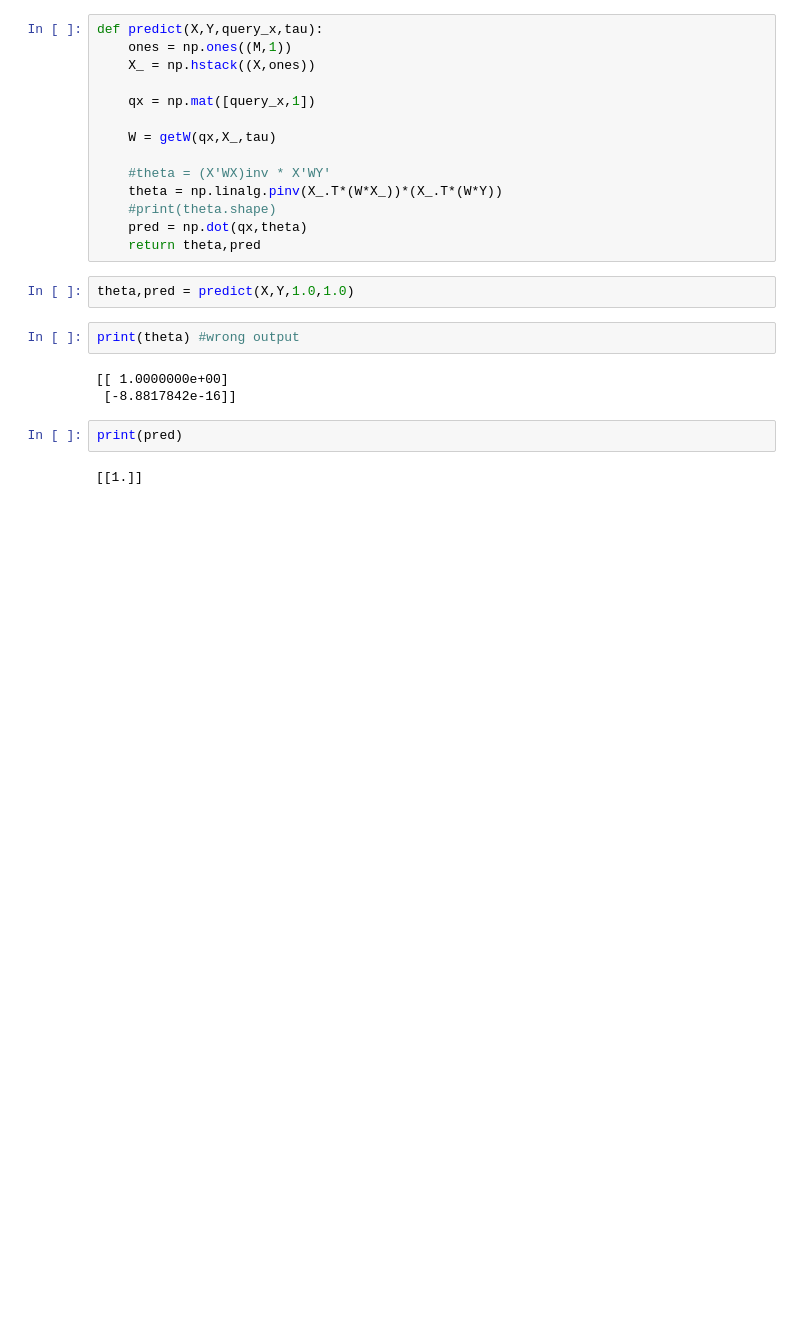
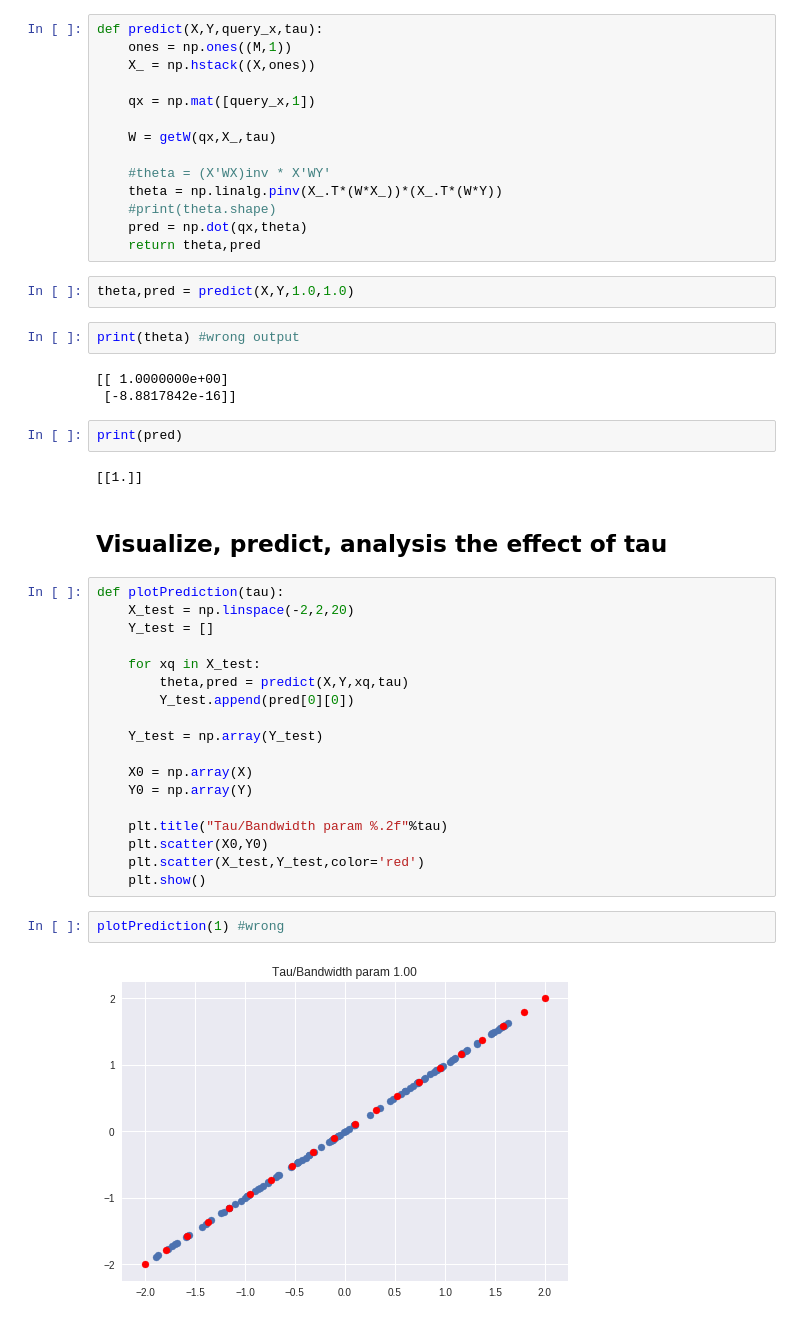
Before and after one commit to shreyakapoor08/ML-Practice, a Jupyter notebook: Locally Weighted Regression/Locally weighted regression.ipynb, the cells around one changed output. Saved outputs shown, nothing was run; the diff lists cells and outputs as text; blank space fills up the shorter version.

Commit message:
visualise error

```diff
--- a/Locally Weighted Regression/Locally weighted regression.ipynb
+++ b/Locally Weighted Regression/Locally weighted regression.ipynb
@@ -97,3 +97,27 @@ print(theta) #wrong output
 print(pred)
 # %% [output]
 [[1.]]
+# %% [markdown]
+## Visualize, predict, analysis the effect of tau
+# %%
+def plotPrediction(tau):
+    X_test = np.linspace(-2,2,20)
+    Y_test = []
+
+    for xq in X_test:
+        theta,pred = predict(X,Y,xq,tau)
+        Y_test.append(pred[0][0])
+
+    Y_test = np.array(Y_test)
+
+    X0 = np.array(X)
+    Y0 = np.array(Y)
+
+    plt.title("Tau/Bandwidth param %.2f"%tau)
+    plt.scatter(X0,Y0)
+    plt.scatter(X_test,Y_test,color='red')
+    plt.show()
+# %%
+plotPrediction(1) #wrong
+# %% [output]
+[figure, added]
```
Also changed, not shown: parts of 1 cell of this notebook.
